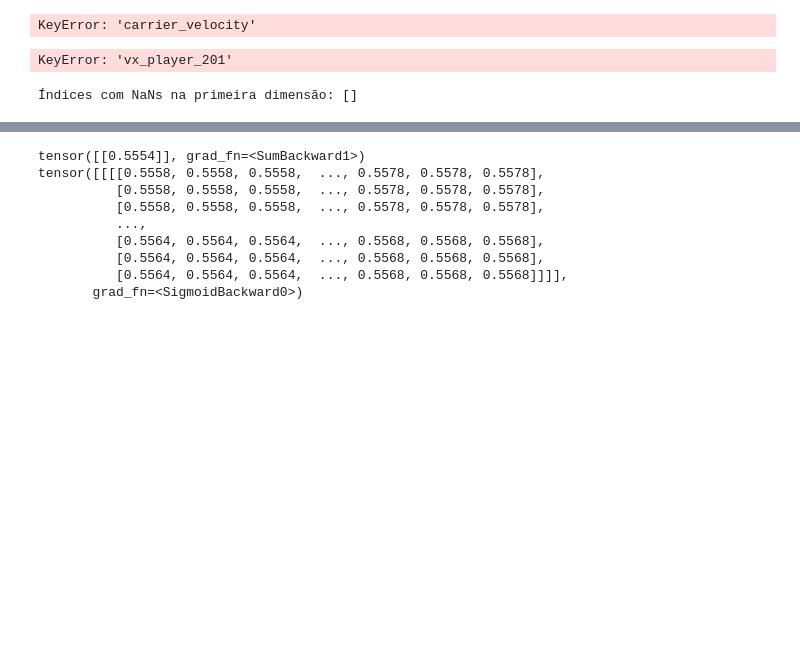
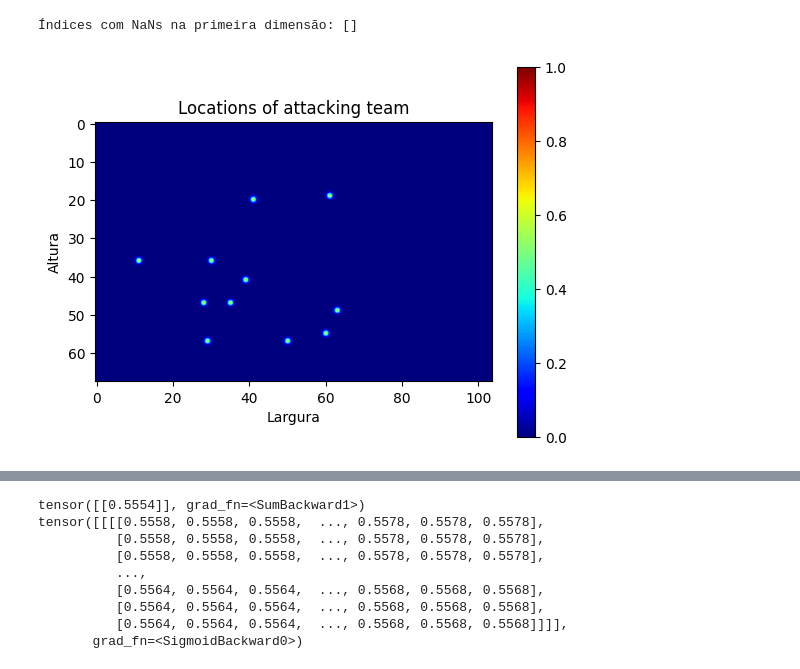
Before and after one commit to Dtchaves/Simplified_EPV_in_PFF_Data, a Jupyter notebook: APAGAR/teste2.ipynb, the cells around one changed output, grey strips where cells are left out. Cells and saved outputs as stored; diff of their text form; code cells hidden in the pictures; blank space fills up the shorter version.

```diff
--- a/APAGAR/teste2.ipynb
+++ b/APAGAR/teste2.ipynb
@@ -154,4 +158,4 @@ class ToSoccerMapTensor:
             torch.tensor([target]).float()
         )
 # %%
-final_pass_track = pd.read_csv('/home_cerberus/disk2/diogochaves/FUTEBOL/Simplified_EPV_in_PFF_Data/data/CDAF/final_pass_track_4612.csv')
+df = pd.read_csv('/home_cerberus/disk2/diogochaves/FUTEBOL/Simplified_EPV_in_PFF_Data/data/final_pass_track_4598.csv')
@@ -271,26 +162,32 @@ None
-# %%
-final_pass_track['carrier_velocity']
-# %% [output]
-KeyError: 'carrier_velocity'
-# %%
-pass_outcome_mapping = {
-    'C': 0,
-    'D': 1,
-    'B': 2,
-    'O': 3,
-    'S': 4
-}
-sample = {
-    "ball_x_start": final_pass_track.iloc[1:2]["ball_x_start"].iloc[0],
-    "ball_y_start": final_pass_track.iloc[1:2]["ball_y_start"].iloc[0],
-    "ball_x_end": final_pass_track.iloc[1:2]["ball_x_end"].iloc[0],
-    "ball_y_end": final_pass_track.iloc[1:2]["ball_y_end"].iloc[0],
-    "pass_outcome_type": final_pass_track.iloc[1:2]["pass_outcome_type"].iloc[0],
-    "team_id": final_pass_track.iloc[1:2]["team_id"].iloc[0],
-    "frame": final_pass_track.iloc[1:2]
-}
-
-tensor_converter = ToSoccerMapTensor()
-matrix, mask, target = tensor_converter(sample)
-# %% [output]
-KeyError: 'vx_player_201'
+# %%
+for idx, row in df[20:25].iterrows():
+    player_id = int(row["player_id"])
+
+    # Finding the column that matches the condition
+    passerPlayerColumn = [
+        column.replace('original_pId_player_', '')
+        for column in df.columns
+        if 'original_pId_player' in column and player_id in df[column].values
+    ]
+
+    if passerPlayerColumn:  # Check if the list is not empty
+        passerPlayerColumn = int(passerPlayerColumn[0])
+        df.loc[idx, 'carrier_velocity'] = np.sqrt(
+            df.loc[idx, f'vx_player_{passerPlayerColumn}']**2 +
+            df.loc[idx, f'vy_player_{passerPlayerColumn}']**2
+        )
+        df.loc[idx, 'vx_carrier'] = df.loc[idx, f'vx_player_{passerPlayerColumn}']
+        df.loc[idx, 'vy_carrier'] = df.loc[idx, f'vy_player_{passerPlayerColumn}']
+
+    sample = {
+        "ball_x_start": row["ball_x_start"],
+        "ball_y_start": row["ball_y_start"],
+        "ball_x_end": row["ball_x_end"],
+        "ball_y_end": row["ball_y_end"],
+        "pass_outcome_type": row["pass_outcome_type"],
+        "team_id": row["team_id"],
+        "vx_carrier": df.loc[idx, 'vx_carrier'],
+        "vy_carrier":df.loc[idx, 'vx_carrier'],
+        "carrier_velocity": df.loc[idx, 'carrier_velocity'],
+        "frame": df.loc[[idx]],
+    }
@@ -302,3 +203,12 @@ nan_indices = [i for i in range(matrix.size(0)) if torch.any(has_nan[i])]
 print("Índices com NaNs na primeira dimensão:", nan_indices)
 # %% [output]
 Índices com NaNs na primeira dimensão: []
+# %%
+plt.imshow(matrix[0], cmap='jet', interpolation='gaussian')
+plt.colorbar()
+plt.title("Locations of attacking team")
+plt.xlabel("Largura")
+plt.ylabel("Altura")
+plt.show()
+# %% [output]
+[figure, added]
```
Also changed, not shown: parts of 22 cells of this notebook, 34 other files.
